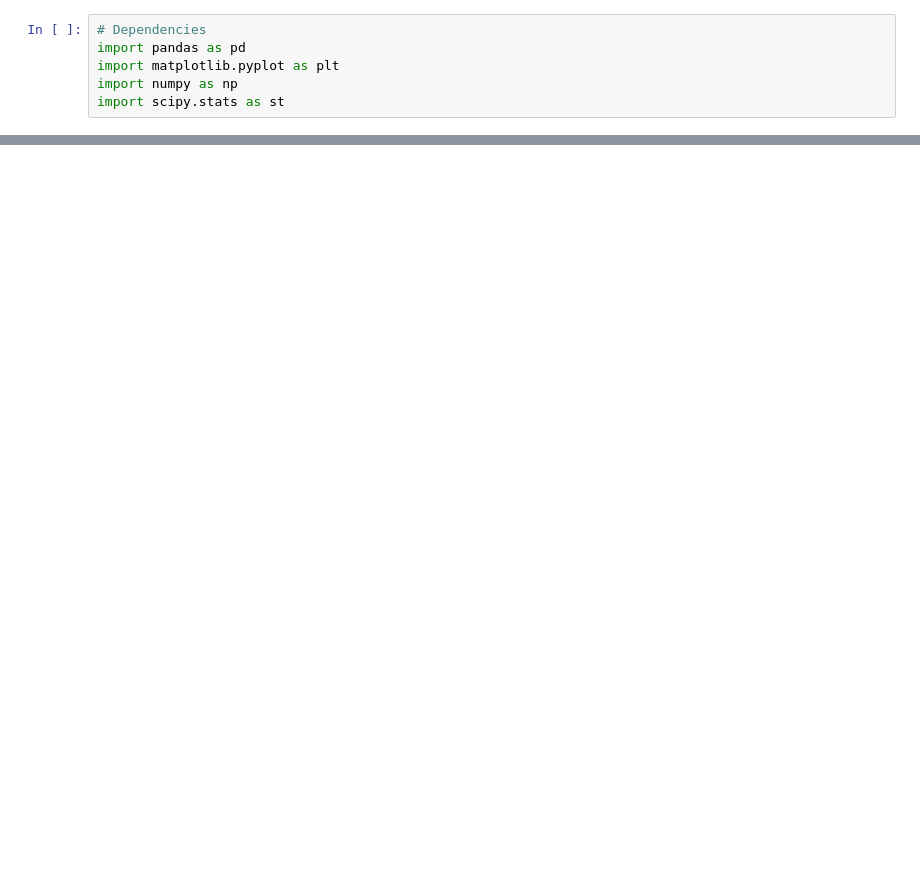
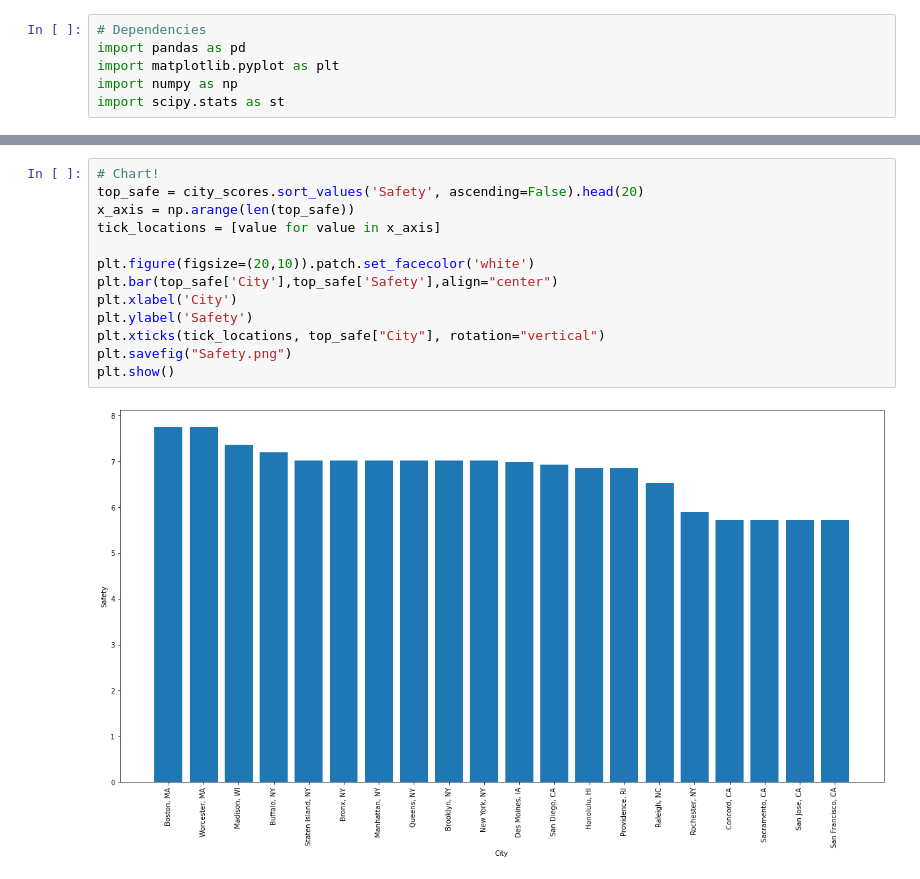
Before and after one commit to mariahart1/project1, a Jupyter notebook: charts.ipynb, the cells around one changed output, grey strips where cells are left out. Drawn from its saved outputs; the diff is of its cells as text; blank space fills up the shorter version.

```diff
--- a/charts.ipynb
+++ b/charts.ipynb
@@ -53,0 +41,15 @@ plt.show()
+# %%
+# Chart!
+top_safe = city_scores.sort_values('Safety', ascending=False).head(20)
+x_axis = np.arange(len(top_safe))
+tick_locations = [value for value in x_axis]
+
+plt.figure(figsize=(20,10)).patch.set_facecolor('white')
+plt.bar(top_safe['City'],top_safe['Safety'],align="center")
+plt.xlabel('City')
+plt.ylabel('Safety')
+plt.xticks(tick_locations, top_safe["City"], rotation="vertical")
+plt.savefig("Safety.png")
+plt.show()
+# %% [output]
+[figure, added]
```
Also changed, not shown: parts of 7 cells of this notebook, 9 other files.
